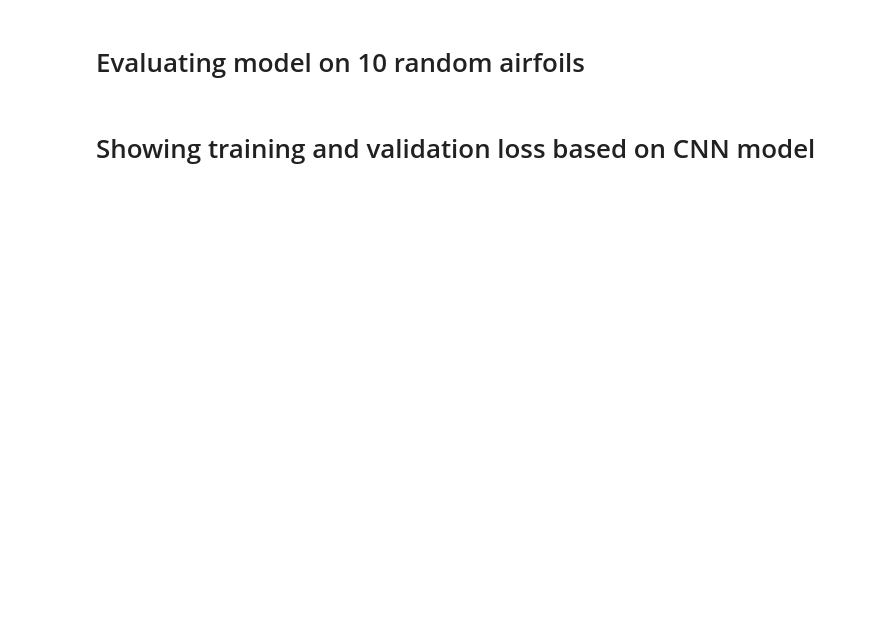
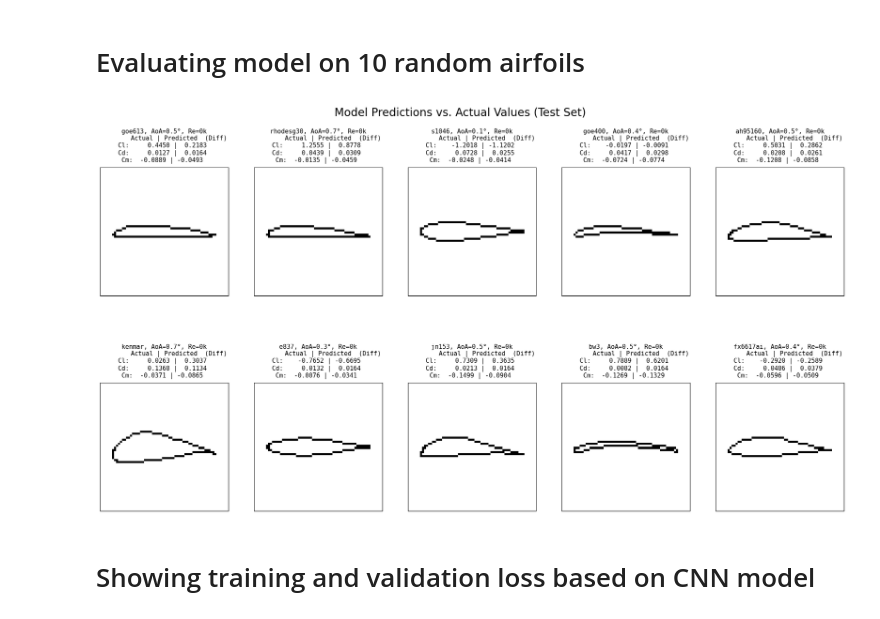
Before and after one commit to BlazejS10/DeepLearWing, a Jupyter notebook: CNN_notebook.ipynb, the cells around one changed output. Cells and saved outputs as stored; diff of their text form; code cells hidden in the pictures; blank space fills up the shorter version.

```diff
--- a/CNN_notebook.ipynb
+++ b/CNN_notebook.ipynb
@@ -265,5 +381,70 @@ torch.save(model, 'saved_model_cnn.pth')
 # %% [markdown]
 # Evaluating model on 10 random airfoils
+# %%
+# Set models to evaluation mode
+for model in trained_models.values():
+    model.eval()
+
+
+# To evaluate, we take a random sample from the test dataframe directly
+eval_samples = test_df.sample(n=10)
+# Create a temporary dataset and loader for these samples
+eval_dataset = AirfoilDatasetCNN(eval_samples, target_name='cl') # target_name is just a placeholder
+eval_loader = DataLoader(eval_dataset, batch_size=10, shuffle=False)
+
+images, others, _ = next(iter(eval_loader))
+images, others = images.to(device), others.to(device)
+
+# Collecting predictions from each model
+all_predictions = {}
+with torch.no_grad():
+    for target_name, model in trained_models.items():
+        predictions_normalized = model(images, others)
+        predictions_real = target_scalers[target_name].inverse_transform(predictions_normalized.cpu().numpy())
+        all_predictions[target_name] = predictions_real
+
+# Create a 2x5 grid for plotting
+fig, axes = plt.subplots(2, 5, figsize=(24, 12))
+axes = axes.flatten()
+
+fig.suptitle('Model Predictions vs. Actual Values (Test Set)', fontsize=20)
+
+for i in range(len(eval_samples)):
+    ax = axes[i]
+    orig_row = eval_samples.iloc[i]
+
+    image_to_plot = orig_row['image']
+    ax.imshow(image_to_plot, cmap='gray_r')
+
+    pred_cl = all_predictions['cl'][i][0]
+    pred_cd = all_predictions['cd'][i][0]
+    pred_cm = all_predictions['cm'][i][0]
+
+    # We need to get the original unnormalized values for comparison
+    true_cl = target_scalers['cl'].inverse_transform(orig_row[['cl']].values.reshape(1, -1))[0,0]
+    true_cd = target_scalers['cd'].inverse_transform(orig_row[['cd']].values.reshape(1, -1))[0,0]
+    true_cm = target_scalers['cm'].inverse_transform(orig_row[['cm']].values.reshape(1, -1))[0,0]
+
+    # Construct the title with the differences
+    title_text = (
+        f"{orig_row['name']}, AoA={orig_row['angle']:.1f}°, Re={int(orig_row['reynolds']/1000)}k\n"
+        f"        Actual | Predicted  (Diff)\n"
+        f"Cl:    {true_cl: >7.4f} | {pred_cl: >7.4f} \n"
+        f"Cd:    {true_cd: >7.4f} | {pred_cd: >7.4f} \n"
+        f"Cm:  {true_cm: >7.4f} | {pred_cm: >7.4f} "
+    )
+    ax.set_title(title_text, fontsize=11, family='monospace', pad=10) # Increased font size
+    ax.set_xticks([])
+    ax.set_yticks([])
+
+for j in range(len(eval_samples), len(axes)):
+    axes[j].axis('off')
+
+# Adjust layout to prevent title overlap
+plt.subplots_adjust(hspace=0.4) # Increased vertical space between rows
+plt.show()
+# %% [output]
+[figure, added]
 # %% [markdown]
 # Showing training and validation loss based on CNN model
 # %%
```
Also changed, not shown: parts of 12 cells of this notebook, 7 other files.
